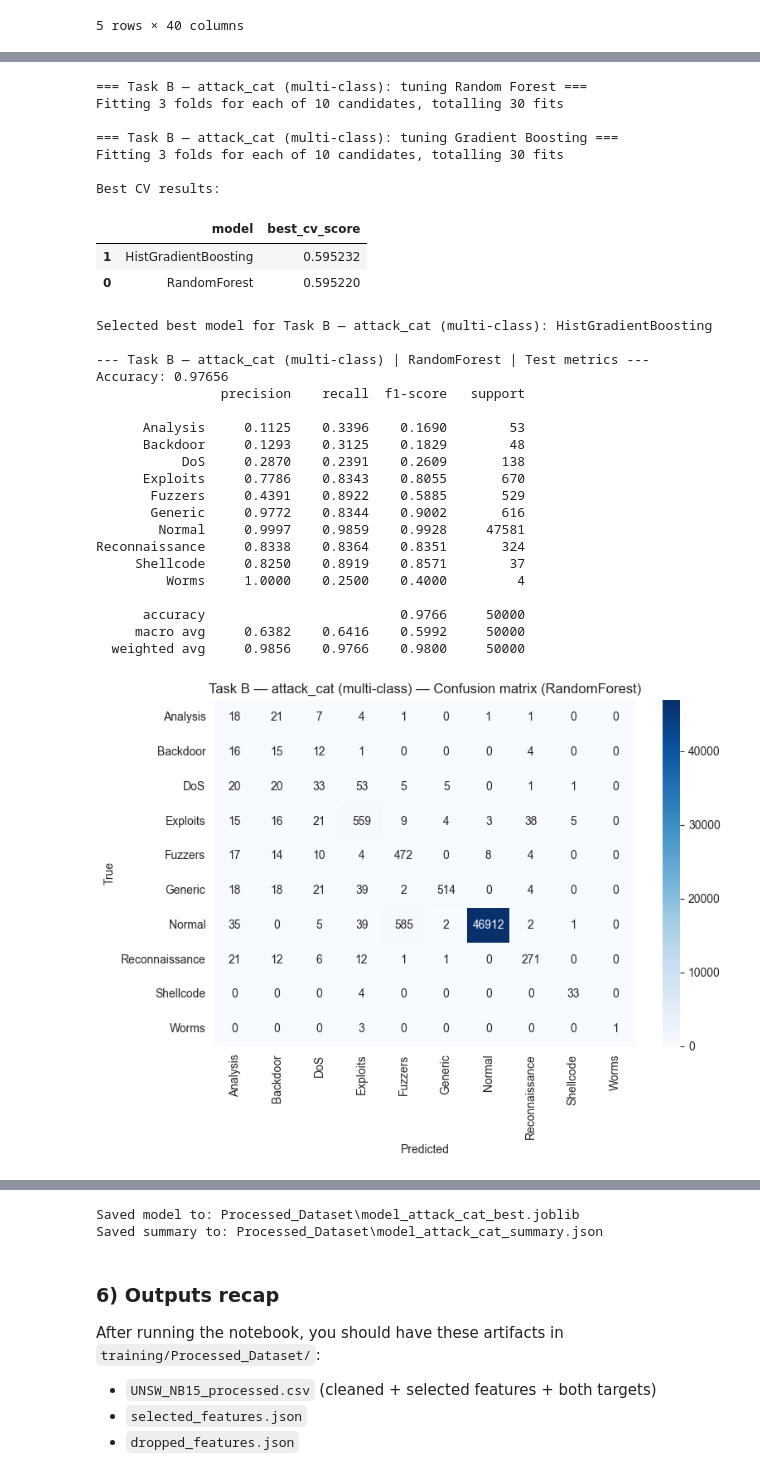
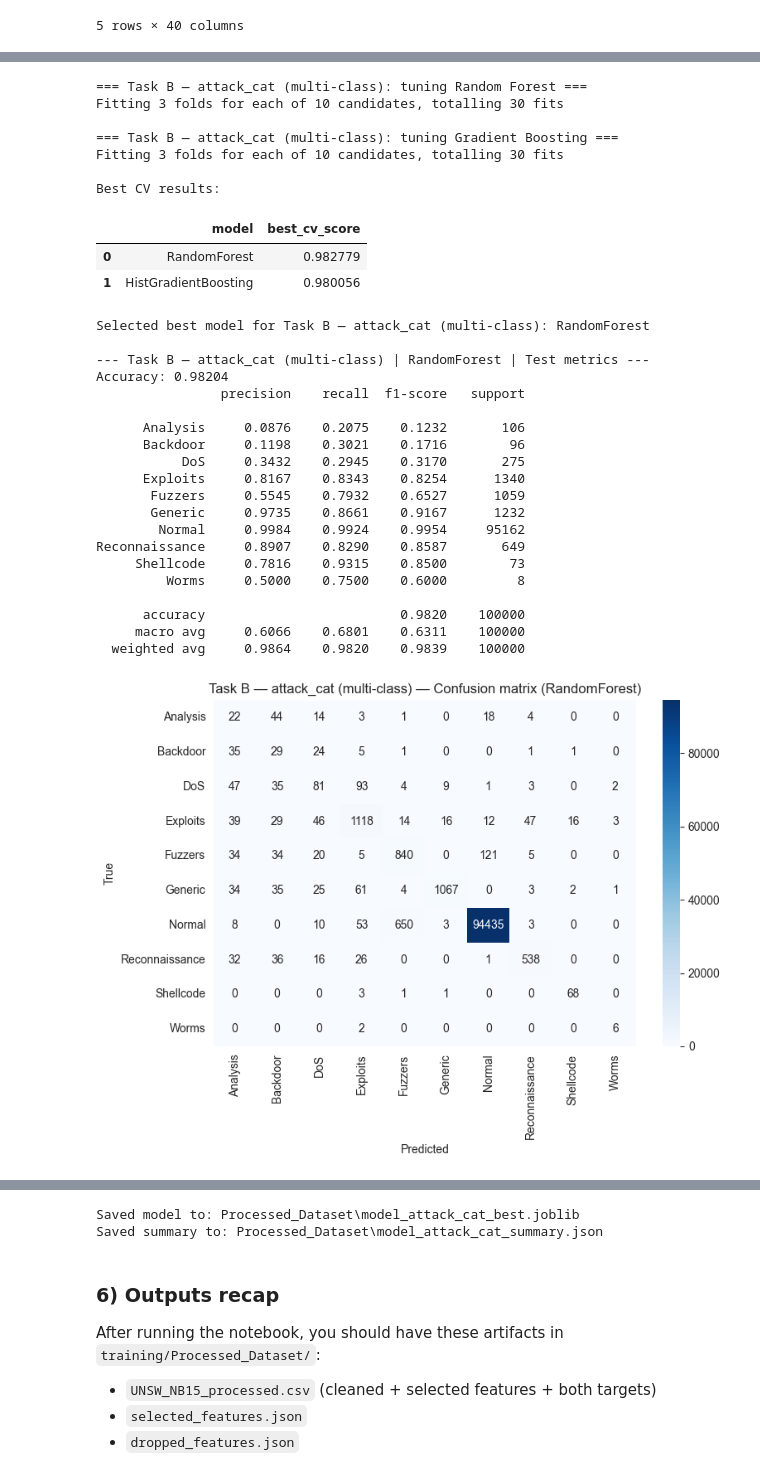
Before and after one commit to Amrzxk/CTD-Project, a Jupyter notebook: training/UNSW_NB15_MultiTask_Classification.ipynb, the cells around one changed output, grey strips where cells are left out. Saved outputs shown, nothing was run; the diff lists cells and outputs as text; code cells hidden in the pictures.

Commit message:
final notebook

```diff
--- a/training/UNSW_NB15_MultiTask_Classification.ipynb
+++ b/training/UNSW_NB15_MultiTask_Classification.ipynb
@@ -42,7 +42,6 @@ RANDOM_STATE = 42
 sns.set_style("whitegrid")
 plt.rcParams["figure.figsize"] = (10, 5)
 
-# Handle running from project root vs notebook directory
 if Path("Dataset").exists():
     DATA_DIR = Path("Dataset")
     OUT_DIR = Path("Processed_Dataset")
@@ -52,13 +51,11 @@ else:
 
 OUT_DIR.mkdir(parents=True, exist_ok=True)
 
-# If your machine struggles with RAM, set this to a smaller value (e.g. 300_000).
-# Keeping it None loads all rows.
 MAX_ROWS_TO_LOAD = None
 
 # Tuning can be slow on very large datasets; this keeps the demo practical.
 # Set to None to train on the full dataset.
-MAX_ROWS_FOR_MODELING = 250_000
+MAX_ROWS_FOR_MODELING = 500_000
 
 print("DATA_DIR:", DATA_DIR.resolve())
 print("OUT_DIR:", OUT_DIR.resolve())
@@ -92,9 +89,6 @@ def clean_col(name: str) -> str:
 
 col_names = [clean_col(n) for n in raw_feature_names]
 
-# Ensure target naming matches the objectives
-col_names = ["label" if c == "label" or c == "lab" or c == "label_" else c for c in col_names]
-# In the metadata this column is 'Label' → becomes 'label' after cleaning; keep it.
 
 print("Columns (count):", len(col_names))
 print("Last columns:", col_names[-3:])
@@ -109,10 +103,6 @@ for name, t in zip(col_names, raw_feature_types):
         type_map[name] = "numeric"
     else:
         type_map[name] = "unknown"
-
-# Sanity-check targets exist
-assert "label" in col_names, "Target 'label' not found in feature names"
-assert "attack_cat" in col_names, "Target 'attack_cat' not found in feature names"
 # %% [output]
 Columns (count): 49
 Last columns: ['ct_dst_src_ltm', 'attack_cat', 'label']
@@ -254,23 +228,0 @@ Duplicate rows: 480,633 (18.9222%)
-# %%
-# Basic feature distributions (sampled for speed)
-eda_sample = df.sample(n=min(50_000, len(df)), random_state=RANDOM_STATE)
-
-# Numeric distributions (show a handful)
-num_candidates = [c for c in numeric_cols_by_meta if c not in {"label"}]
-num_show = num_candidates[:8]
-
-eda_sample[num_show].hist(bins=30, figsize=(14, 8))
-plt.suptitle("Numeric feature distributions (sample)")
-plt.tight_layout()
-plt.show()
-
-# Categorical distributions (common columns in UNSW-NB15)
-for c in ["proto", "state", "service"]:
-    if c in eda_sample.columns:
-        vc = eda_sample[c].fillna("<missing>").value_counts().head(15)
-        plt.figure(figsize=(10, 4))
-        sns.barplot(x=vc.index.astype(str), y=vc.values)
-        plt.title(f"Top values: {c}")
-        plt.xticks(rotation=45, ha="right")
-        plt.tight_layout()
-        plt.show()
@@ -429,8 +376,6 @@ To keep things practical and beginner-friendly:
 - We apply **hyperparameter tuning** with a small random search
 - We handle imbalance using **`class_weight='balanced'`** (RF) or **sample weights** (boosting)
 # %%
-# Build preprocessing pipeline
-
 numeric_features = [c for c in feature_cols if type_map.get(c) == "numeric"]
 categorical_features = [c for c in feature_cols if c not in numeric_features]
 
@@ -441,7 +386,6 @@ print("Categorical features:", len(categorical_features))
 try:
     encoder = OrdinalEncoder(handle_unknown="use_encoded_value", unknown_value=-1, encoded_missing_value=-1)
 except TypeError:
-    # Older scikit-learn versions may not support encoded_missing_value
     encoder = OrdinalEncoder(handle_unknown="use_encoded_value", unknown_value=-1)
 
 numeric_transformer = Pipeline(
@@ -464,7 +408,6 @@ preprocessor = ColumnTransformer(
     ],
     remainder="drop",
 )
-
 
 def plot_confusion(y_true, y_pred, title: str):
     cm = confusion_matrix(y_true, y_pred)
@@ -496,6 +439,7 @@ def tune_compare_and_evaluate(
 
     # Model 1: Random Forest (handles imbalance via class_weight)
     rf = RandomForestClassifier(
+        n_estimators=300,
         random_state=RANDOM_STATE,
         n_jobs=-1,
         class_weight="balanced",
@@ -744,54 +688,54 @@ attack_result = tune_compare_and_evaluate(
     X=X,
     y=y_attack,
     task_name="Task B — attack_cat (multi-class)",
-    scoring="f1_macro",
+    scoring="f1_weighted",
     is_multiclass=True,
     out_model_path=attack_model_path,
 )
 
 attack_summary_path.write_text(
     json.dumps(
         {
             "task": "attack_cat",
             "selected_model": attack_result["best_model_name"],
             "best_cv_score": attack_result["best_cv_score"],
             "classes": sorted(y_attack.unique().tolist()),
             "features": feature_cols,
         },
         indent=2,
     )
 )
 print("Saved summary to:", attack_summary_path)
 # %% [output]
 === Task B — attack_cat (multi-class): tuning Random Forest ===
 Fitting 3 folds for each of 10 candidates, totalling 30 fits
 
 === Task B — attack_cat (multi-class): tuning Gradient Boosting ===
 Fitting 3 folds for each of 10 candidates, totalling 30 fits
 
 Best CV results:
 |  | model | best_cv_score |
-| 1 | HistGradientBoosting | 0.595232 |
-| 0 | RandomForest | 0.595220 |
+| 0 | RandomForest | 0.982779 |
+| 1 | HistGradientBoosting | 0.980056 |
-Selected best model for Task B — attack_cat (multi-class): HistGradientBoosting
+Selected best model for Task B — attack_cat (multi-class): RandomForest
 
 --- Task B — attack_cat (multi-class) | RandomForest | Test metrics ---
-Accuracy: 0.97656
+Accuracy: 0.98204
                 precision    recall  f1-score   support
 
-      Analysis     0.1125    0.3396    0.1690        53
-      Backdoor     0.1293    0.3125    0.1829        48
-           DoS     0.2870    0.2391    0.2609       138
-      Exploits     0.7786    0.8343    0.8055       670
-       Fuzzers     0.4391    0.8922    0.5885       529
-       Generic     0.9772    0.8344    0.9002       616
-        Normal     0.9997    0.9859    0.9928     47581
-Reconnaissance     0.8338    0.8364    0.8351       324
-     Shellcode     0.8250    0.8919    0.8571        37
-         Worms     1.0000    0.2500    0.4000         4
+      Analysis     0.0876    0.2075    0.1232       106
+      Backdoor     0.1198    0.3021    0.1716        96
+           DoS     0.3432    0.2945    0.3170       275
+      Exploits     0.8167    0.8343    0.8254      1340
+       Fuzzers     0.5545    0.7932    0.6527      1059
+       Generic     0.9735    0.8661    0.9167      1232
+        Normal     0.9984    0.9924    0.9954     95162
+Reconnaissance     0.8907    0.8290    0.8587       649
+     Shellcode     0.7816    0.9315    0.8500        73
+         Worms     0.5000    0.7500    0.6000         8
 
-      accuracy                         0.9766     50000
-     macro avg     0.6382    0.6416    0.5992     50000
-  weighted avg     0.9856    0.9766    0.9800     50000
+      accuracy                         0.9820    100000
+     macro avg     0.6066    0.6801    0.6311    100000
+  weighted avg     0.9864    0.9820    0.9839    100000
-[figure, old version]
+[figure, new version]
 --- Task B — attack_cat (multi-class) | HistGradientBoosting | Test metrics ---
```
Also changed, not shown: parts of 7 cells of this notebook, 2 other files.
